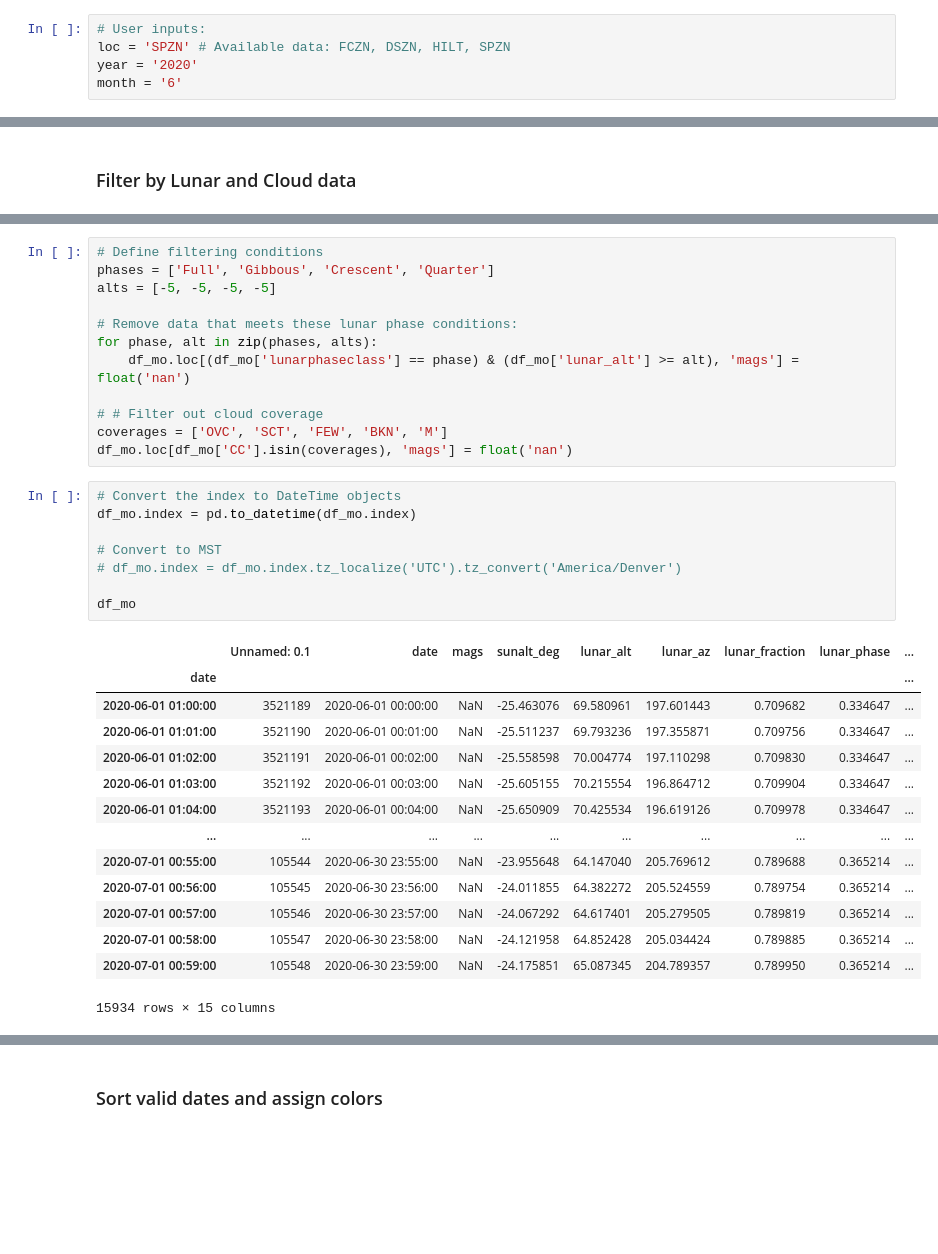
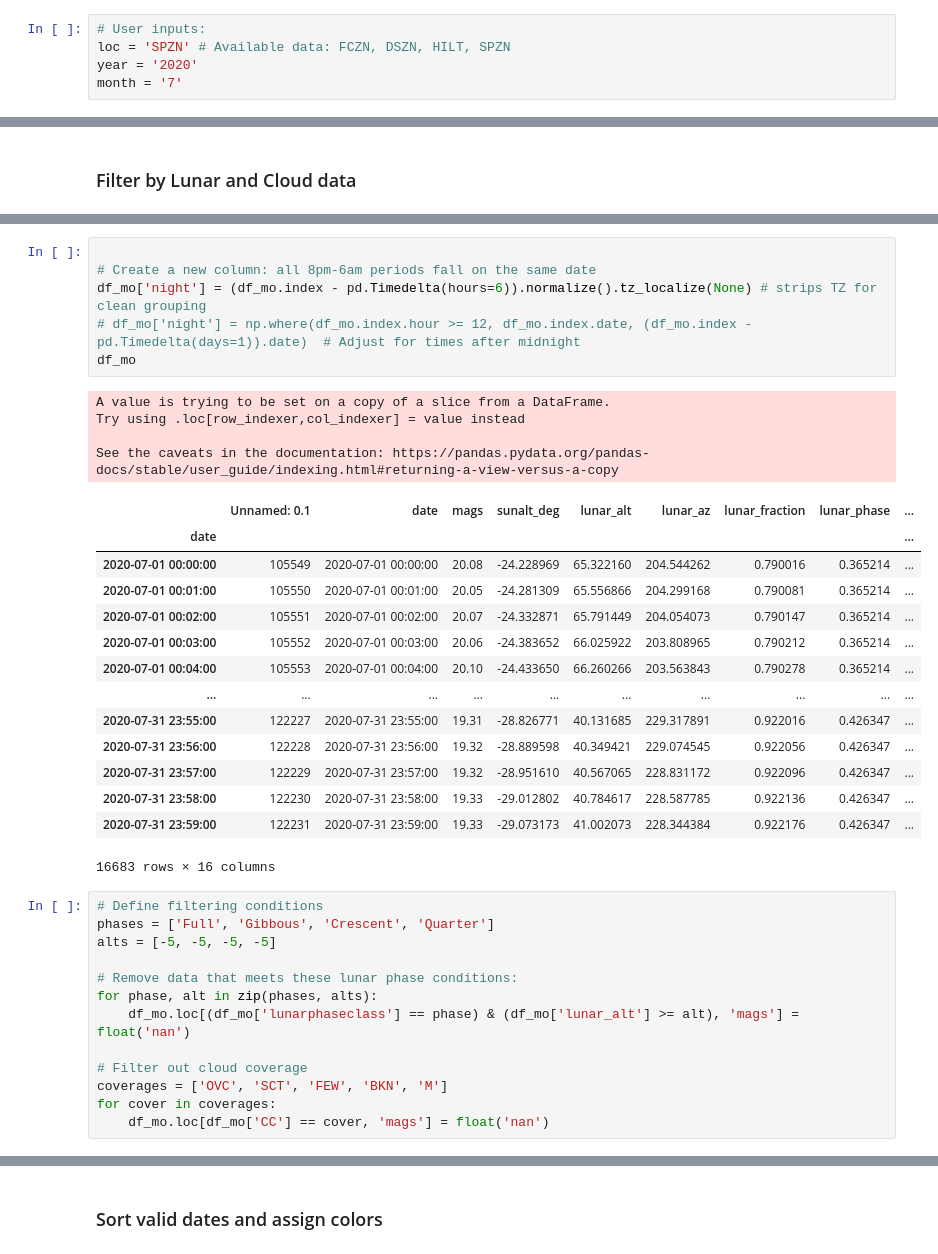
Before and after one commit to jtobs1/SQM_new, a Jupyter notebook: sqm_plot_night.ipynb, the cells around one changed output, grey strips where cells are left out. Saved outputs shown, nothing was run; the diff lists cells and outputs as text; blank space fills up the shorter version.

```diff
--- a/sqm_plot_night.ipynb
+++ b/sqm_plot_night.ipynb
@@ -22,7 +22,7 @@ import plotly.graph_objects as go
 # User inputs:
 loc = 'SPZN' # Available data: FCZN, DSZN, HILT, SPZN
 year = '2020'
-month = '6'
+month = '7'
 # %%
 # Load the CSV
 fdir = '/Users/jacksontobin/Local_Documents/NightTime_Research/FoCo Night Sky Team/SQM_DATA/SQM_COMPLETE'
@@ -52,3 +74,28 @@ df_mo = df_yr[df_yr.index.month.isin([int(month)])]
+# %%
+
+# Create a new column: all 8pm-6am periods fall on the same date
+df_mo['night'] = (df_mo.index - pd.Timedelta(hours=6)).normalize().tz_localize(None) # strips TZ for clean grouping
+# df_mo['night'] = np.where(df_mo.index.hour >= 12, df_mo.index.date, (df_mo.index - pd.Timedelta(days=1)).date)  # Adjust for times after midnight
+df_mo
+# %% [output]
+A value is trying to be set on a copy of a slice from a DataFrame.
+Try using .loc[row_indexer,col_indexer] = value instead
+
+See the caveats in the documentation: https://pandas.pydata.org/pandas-docs/stable/user_guide/indexing.html#returning-a-view-versus-a-copy
+|  | Unnamed: 0.1 | date | mags | sunalt_deg | lunar_alt | lunar_az | lunar_fraction | lunar_phase | ... |
+| date |  |  |  |  |  |  |  |  | ... |
+| 2020-07-01 00:00:00 | 105549 | 2020-07-01 00:00:00 | 20.08 | -24.228969 | 65.322160 | 204.544262 | 0.790016 | 0.365214 | ... |
+| 2020-07-01 00:01:00 | 105550 | 2020-07-01 00:01:00 | 20.05 | -24.281309 | 65.556866 | 204.299168 | 0.790081 | 0.365214 | ... |
+| 2020-07-01 00:02:00 | 105551 | 2020-07-01 00:02:00 | 20.07 | -24.332871 | 65.791449 | 204.054073 | 0.790147 | 0.365214 | ... |
+| 2020-07-01 00:03:00 | 105552 | 2020-07-01 00:03:00 | 20.06 | -24.383652 | 66.025922 | 203.808965 | 0.790212 | 0.365214 | ... |
+| 2020-07-01 00:04:00 | 105553 | 2020-07-01 00:04:00 | 20.10 | -24.433650 | 66.260266 | 203.563843 | 0.790278 | 0.365214 | ... |
+| ... | ... | ... | ... | ... | ... | ... | ... | ... | ... |
+| 2020-07-31 23:55:00 | 122227 | 2020-07-31 23:55:00 | 19.31 | -28.826771 | 40.131685 | 229.317891 | 0.922016 | 0.426347 | ... |
+| 2020-07-31 23:56:00 | 122228 | 2020-07-31 23:56:00 | 19.32 | -28.889598 | 40.349421 | 229.074545 | 0.922056 | 0.426347 | ... |
+| 2020-07-31 23:57:00 | 122229 | 2020-07-31 23:57:00 | 19.32 | -28.951610 | 40.567065 | 228.831172 | 0.922096 | 0.426347 | ... |
+| 2020-07-31 23:58:00 | 122230 | 2020-07-31 23:58:00 | 19.33 | -29.012802 | 40.784617 | 228.587785 | 0.922136 | 0.426347 | ... |
+| 2020-07-31 23:59:00 | 122231 | 2020-07-31 23:59:00 | 19.33 | -29.073173 | 41.002073 | 228.344384 | 0.922176 | 0.426347 | ... |
+16683 rows × 16 columns
 # %%
 # Define filtering conditions
 phases = ['Full', 'Gibbous', 'Crescent', 'Quarter']
@@ -58,30 +105,8 @@ alts = [-5, -5, -5, -5]
 for phase, alt in zip(phases, alts):
     df_mo.loc[(df_mo['lunarphaseclass'] == phase) & (df_mo['lunar_alt'] >= alt), 'mags'] = float('nan')
 
-# # Filter out cloud coverage
+# Filter out cloud coverage
 coverages = ['OVC', 'SCT', 'FEW', 'BKN', 'M']
-df_mo.loc[df_mo['CC'].isin(coverages), 'mags'] = float('nan')
+for cover in coverages:
+    df_mo.loc[df_mo['CC'] == cover, 'mags'] = float('nan')
-# %%
-# Convert the index to DateTime objects
-df_mo.index = pd.to_datetime(df_mo.index)
-
-# Convert to MST
-# df_mo.index = df_mo.index.tz_localize('UTC').tz_convert('America/Denver')
-
-df_mo
-# %% [output]
-|  | Unnamed: 0.1 | date | mags | sunalt_deg | lunar_alt | lunar_az | lunar_fraction | lunar_phase | ... |
-| date |  |  |  |  |  |  |  |  | ... |
-| 2020-06-01 01:00:00 | 3521189 | 2020-06-01 00:00:00 | NaN | -25.463076 | 69.580961 | 197.601443 | 0.709682 | 0.334647 | ... |
-| 2020-06-01 01:01:00 | 3521190 | 2020-06-01 00:01:00 | NaN | -25.511237 | 69.793236 | 197.355871 | 0.709756 | 0.334647 | ... |
-| 2020-06-01 01:02:00 | 3521191 | 2020-06-01 00:02:00 | NaN | -25.558598 | 70.004774 | 197.110298 | 0.709830 | 0.334647 | ... |
-| 2020-06-01 01:03:00 | 3521192 | 2020-06-01 00:03:00 | NaN | -25.605155 | 70.215554 | 196.864712 | 0.709904 | 0.334647 | ... |
-| 2020-06-01 01:04:00 | 3521193 | 2020-06-01 00:04:00 | NaN | -25.650909 | 70.425534 | 196.619126 | 0.709978 | 0.334647 | ... |
-| ... | ... | ... | ... | ... | ... | ... | ... | ... | ... |
-| 2020-07-01 00:55:00 | 105544 | 2020-06-30 23:55:00 | NaN | -23.955648 | 64.147040 | 205.769612 | 0.789688 | 0.365214 | ... |
-| 2020-07-01 00:56:00 | 105545 | 2020-06-30 23:56:00 | NaN | -24.011855 | 64.382272 | 205.524559 | 0.789754 | 0.365214 | ... |
-| 2020-07-01 00:57:00 | 105546 | 2020-06-30 23:57:00 | NaN | -24.067292 | 64.617401 | 205.279505 | 0.789819 | 0.365214 | ... |
-| 2020-07-01 00:58:00 | 105547 | 2020-06-30 23:58:00 | NaN | -24.121958 | 64.852428 | 205.034424 | 0.789885 | 0.365214 | ... |
-| 2020-07-01 00:59:00 | 105548 | 2020-06-30 23:59:00 | NaN | -24.175851 | 65.087345 | 204.789357 | 0.789950 | 0.365214 | ... |
-15934 rows × 15 columns
 # %%
```
Also changed, not shown: parts of 8 cells of this notebook, 2 other files.
